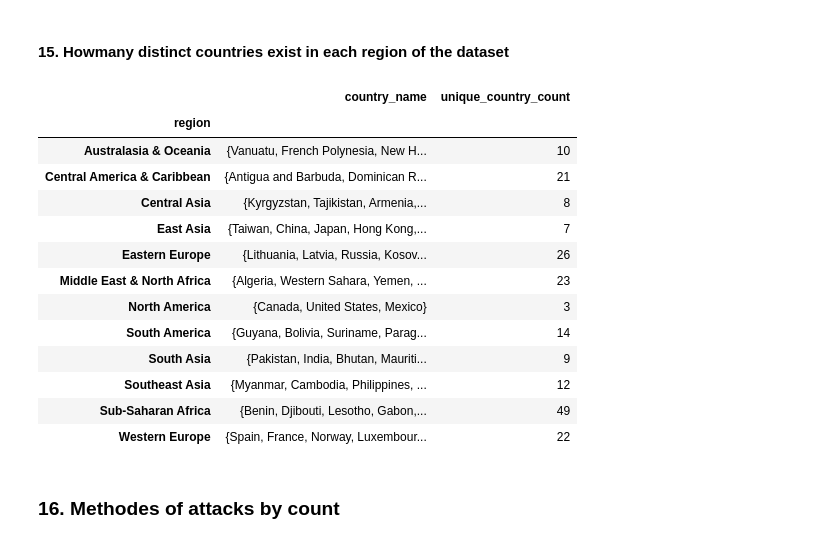
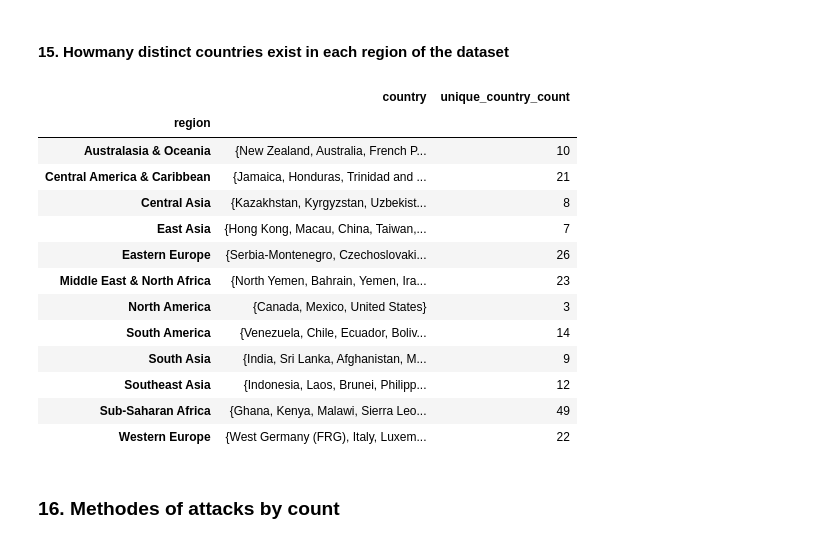
Before and after one commit to JozJozmin/GTD-, a Jupyter notebook: global-terrorism-analysis-capstone-project-ipynb.ipynb, the cells around one changed output. Cells and saved outputs as stored; diff of their text form; code cells hidden in the pictures.

```diff
--- a/global-terrorism-analysis-capstone-project-ipynb.ipynb
+++ b/global-terrorism-analysis-capstone-project-ipynb.ipynb
@@ -132,7 +132,7 @@ keep_cols = ['eventid', 'iyear', 'imonth', 'iday', 'extended','country_txt','reg
 data_new = data[keep_cols]
 # %%
 ### Updating the headers
-data_new.rename(columns = {'iyear':'year','imonth':'month','iday':'day','country_txt':'country_name','region_txt':'region',
+data_new.rename(columns = {'iyear':'year','imonth':'month','iday':'day','country_txt':'country','region_txt':'region',
                            'attacktype1_txt':'attack_type','targtype1_txt':'victim_cata','target1':'specific_victim','targsubtype1_txt':'victim_subtype_cata',
                            'corp1':'entity_name','natlty1_txt':'victim_nationaliy','gname':'perpetrator_group','weaptype1_txt':'weapon','nkill':'num_fatalities',
                            'nwound':'num_injured'},inplace = True)
@@ -757,29 +757,29 @@ plt.show()
 # %% [markdown]
 #### 15. Howmany distinct countries exist in each region of the dataset
 # %%
-region_country_df = data_new[['region','country_name']]
+region_country_df = data_new[['region','country']]
 region_df = region_country_df.groupby('region').agg(set)
 
 def count_counties(row):
-  row['unique_country_count'] = len(row['country_name'])
+  row['unique_country_count'] = len(row['country'])
   return row
 
 region_df.apply(count_counties, axis = 1)
 # %% [output]
-|  | country_name | unique_country_count |
+|  | country | unique_country_count |
 | region |  |  |
-| Australasia & Oceania | {Vanuatu, French Polynesia, New H... | 10 |
-| Central America & Caribbean | {Antigua and Barbuda, Dominican R... | 21 |
-| Central Asia | {Kyrgyzstan, Tajikistan, Armenia,... | 8 |
-| East Asia | {Taiwan, China, Japan, Hong Kong,... | 7 |
-| Eastern Europe | {Lithuania, Latvia, Russia, Kosov... | 26 |
-| Middle East & North Africa | {Algeria, Western Sahara, Yemen, ... | 23 |
-| North America | {Canada, United States, Mexico} | 3 |
-| South America | {Guyana, Bolivia, Suriname, Parag... | 14 |
-| South Asia | {Pakistan, India, Bhutan, Mauriti... | 9 |
-| Southeast Asia | {Myanmar, Cambodia, Philippines, ... | 12 |
-| Sub-Saharan Africa | {Benin, Djibouti, Lesotho, Gabon,... | 49 |
-| Western Europe | {Spain, France, Norway, Luxembour... | 22 |
+| Australasia & Oceania | {New Zealand, Australia, French P... | 10 |
+| Central America & Caribbean | {Jamaica, Honduras, Trinidad and ... | 21 |
+| Central Asia | {Kazakhstan, Kyrgyzstan, Uzbekist... | 8 |
+| East Asia | {Hong Kong, Macau, China, Taiwan,... | 7 |
+| Eastern Europe | {Serbia-Montenegro, Czechoslovaki... | 26 |
+| Middle East & North Africa | {North Yemen, Bahrain, Yemen, Ira... | 23 |
+| North America | {Canada, Mexico, United States} | 3 |
+| South America | {Venezuela, Chile, Ecuador, Boliv... | 14 |
+| South Asia | {India, Sri Lanka, Afghanistan, M... | 9 |
+| Southeast Asia | {Indonesia, Laos, Brunei, Philipp... | 12 |
+| Sub-Saharan Africa | {Ghana, Kenya, Malawi, Sierra Leo... | 49 |
+| Western Europe | {West Germany (FRG), Italy, Luxem... | 22 |
 # %% [markdown]
 ### 16. Methodes of attacks by count
 # %%
```
Also changed, not shown: parts of 14 cells of this notebook.
